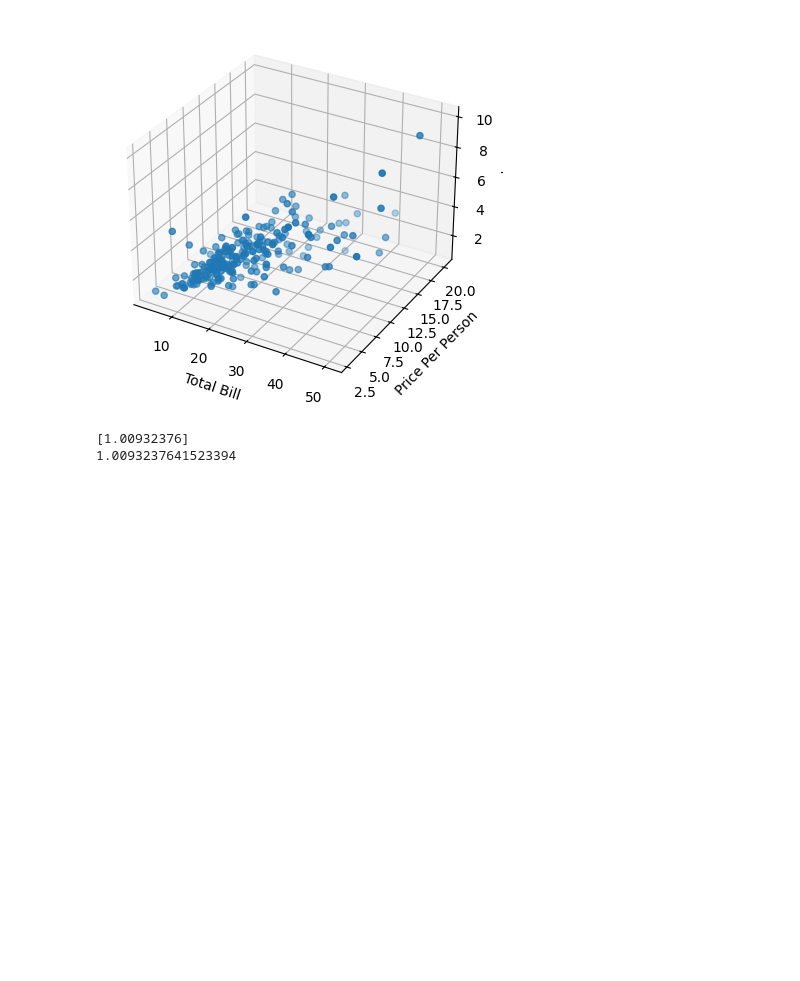
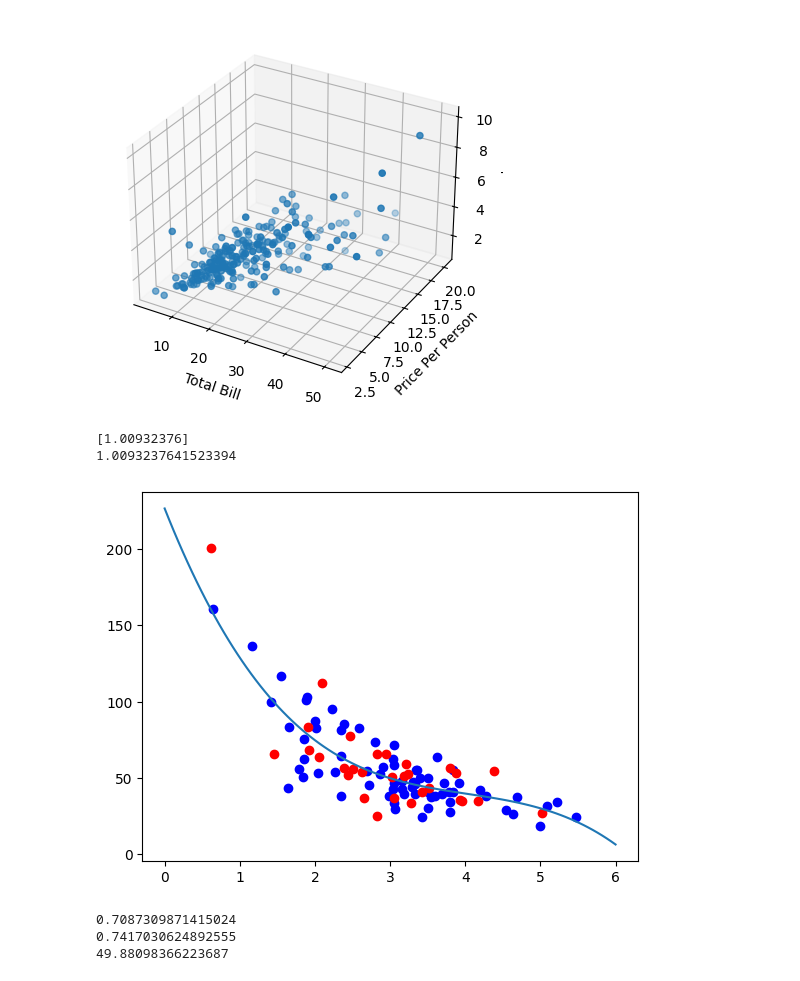
Before and after one commit to BradJKim/Data-Plotting-and-Scikit-Learn, a Jupyter notebook: regression.ipynb, the cells around one changed output. Saved outputs shown, nothing was run; the diff lists cells and outputs as text; code cells hidden in the pictures; blank space fills up the shorter version.

Commit message:
split data into train and test

```diff
--- a/regression.ipynb
+++ b/regression.ipynb
@@ -156,3 +156,32 @@ print(mean_squared_error(y, regr.predict(scaledX)))
 # %% [output]
 [1.00932376]
 1.0093237641523394
+# %%
+np.random.seed(4)
+
+x = np.random.normal(3, 1, 100)
+y = np.random.normal(150, 40, 100) / x
+
+train_x = x[:70]
+train_y = y[:70]
+
+test_x = x[70:]
+test_y = y[70:]
+
+mymodel = np.poly1d(np.polyfit(train_x, train_y, 3))
+myline = np.linspace(0, 6, 100)
+
+plt.plot(myline, mymodel(myline))
+plt.scatter(train_x, train_y, color = 'blue')
+plt.scatter(test_x, test_y, color = "red")
+plt.show()
+
+print(r2_score(train_y, mymodel(train_x)))
+print(r2_score(test_y, mymodel(test_x)))
+
+print(mymodel(3))
+# %% [output]
+[figure, added]
+0.7087309871415024
+0.7417030624892555
+49.88098366223687
```
